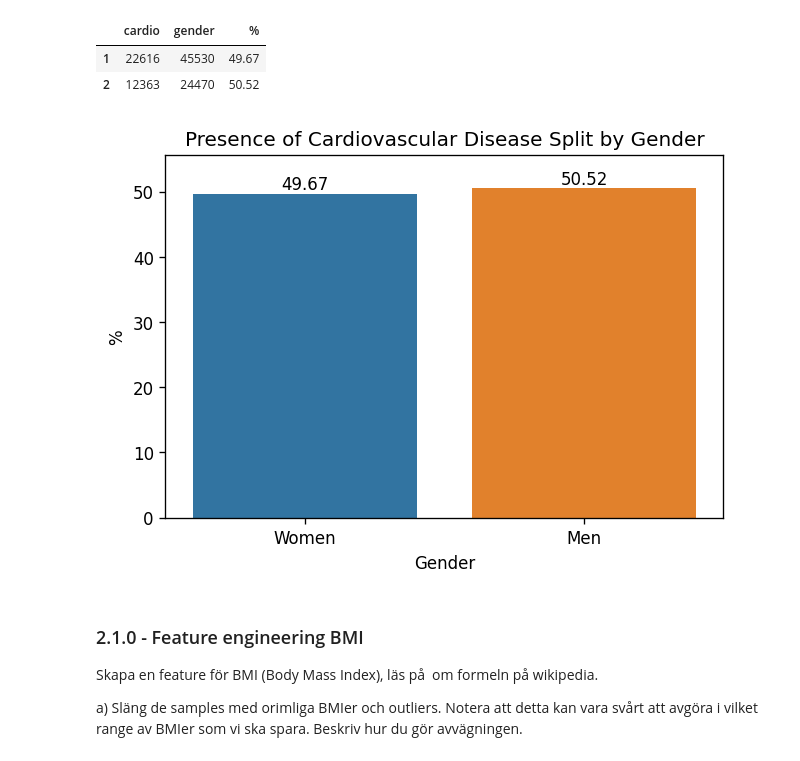
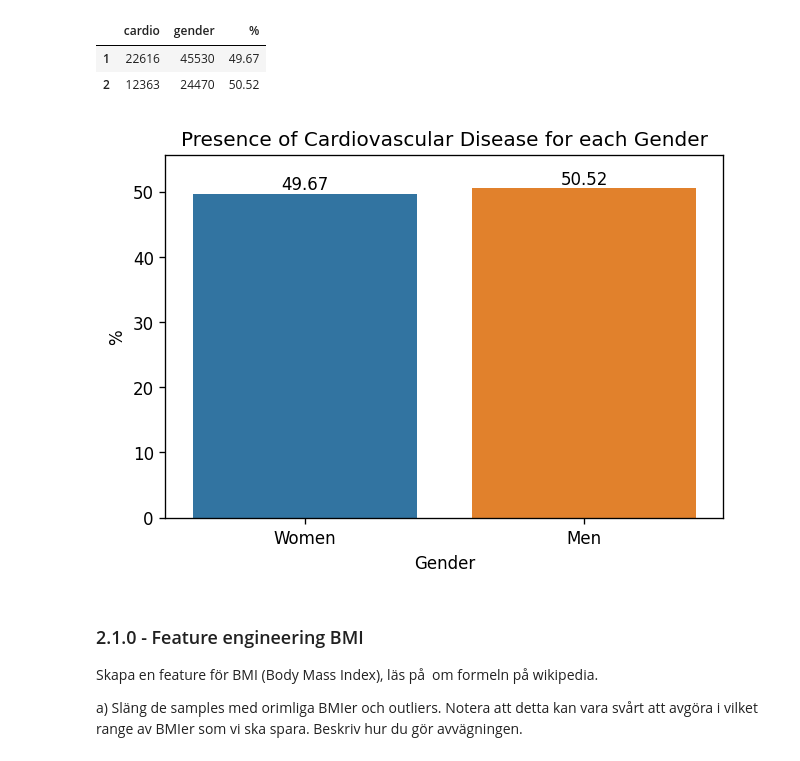
Before and after one commit to Anna-MariaSjolund/Machine-learning, a Jupyter notebook: labs/lab_disease_prediction.ipynb, the cells around one changed output. Saved outputs shown, nothing was run; the diff lists cells and outputs as text; code cells hidden in the pictures.

```diff
--- a/labs/lab_disease_prediction.ipynb
+++ b/labs/lab_disease_prediction.ipynb
@@ -214,11 +193,11 @@ cardio_gender
 # %%
 fig = plt.figure(dpi=120)
 ax = sns.barplot(data=cardio_gender, x=["Women", "Men"], y="%")
-ax.set(xlabel="Gender", title="Presence of Cardiovascular Disease Split by Gender")
+ax.set(xlabel="Gender", title="Presence of Cardiovascular Disease for each Gender")
 ax.bar_label(ax.containers[0])
 ax.margins(y=0.1)
 # %% [output]
-[figure, old version]
+[figure, new version]
 # %% [markdown]
 ### 2.1.0 - Feature engineering BMI
 Skapa en feature för BMI (Body Mass Index), läs på om formeln på wikipedia.
```
Also changed, not shown: parts of 109 cells of this notebook.
